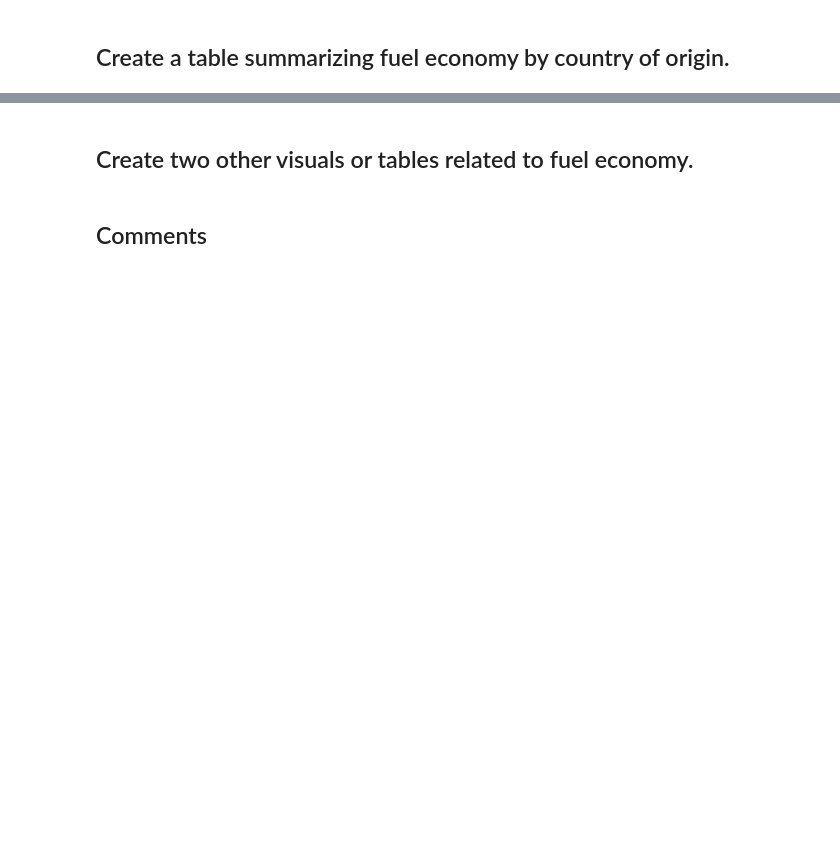
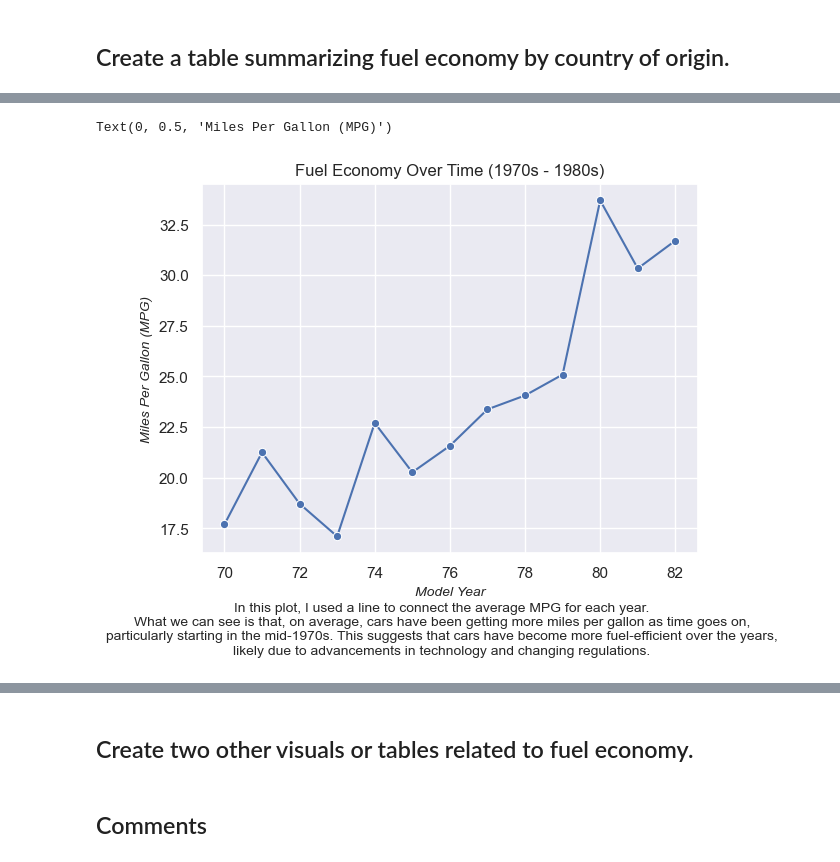
Before and after one commit to chelseachidolue/mpg-analysis, a Jupyter notebook: mpg-analysis.ipynb, the cells around one changed output, grey strips where cells are left out. Saved outputs shown, nothing was run; the diff lists cells and outputs as text; code cells hidden in the pictures; blank space fills up the shorter version.

```diff
--- a/mpg-analysis.ipynb
+++ b/mpg-analysis.ipynb
@@ -82,0 +133,24 @@ Text(0, 0.5, 'Miles Per Gallon (MPG)')
+# %%
+# Group by 'model_year' and calculate average mpg per year
+avgMPG_year = mpg.groupby('model_year')['mpg'].mean().reset_index()
+# %%
+# Line plot showing changes in MPG over the years
+sns.lineplot(data=avgMPG_year,x='model_year',y='mpg',marker='o')
+
+# Summary/explanation underneath the line plot
+plt.figtext(0.5, -0.1, "In this plot, I used a line to connect the average MPG for each year.\n"
+                "What we can see is that, on average, cars have been getting more miles per gallon as time goes on,\n"
+                "particularly starting in the mid-1970s. This suggests that cars have become more fuel-efficient over the years,\n"
+                "likely due to advancements in technology and changing regulations.",
+                 horizontalalignment='center', fontsize=10, font='Arial')
+
+# Styling the visual
+plt.style.use('seaborn-v0_8-notebook')
+
+# Adding titles and labels
+plt.title('Fuel Economy Over Time (1970s - 1980s)', fontsize=18, fontweight='bold', font='Arial')
+plt.xlabel('Model Year', fontsize=10, font='Arial', style='italic')
+plt.ylabel('Miles Per Gallon (MPG)', fontsize=10, font='Arial', style='italic')
+# %% [output]
+Text(0, 0.5, 'Miles Per Gallon (MPG)')
+[figure, added]
```
Also changed, not shown: parts of 11 cells of this notebook.
